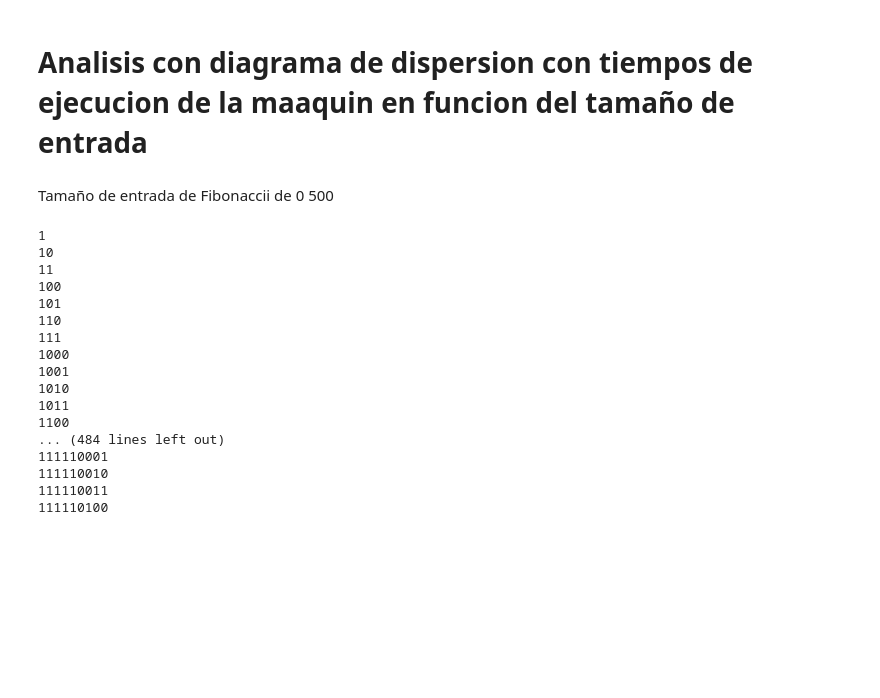
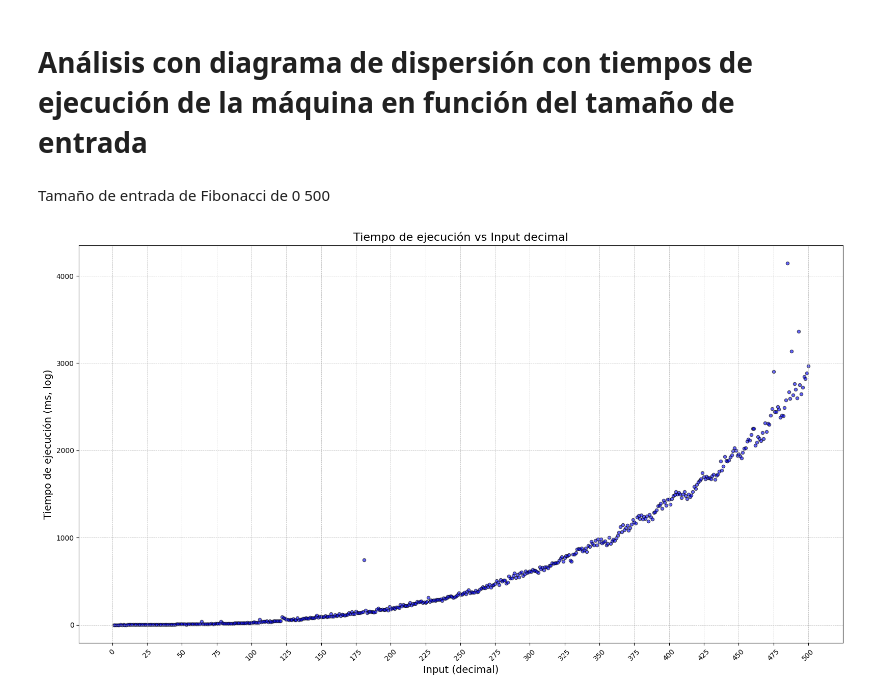
Before and after one commit to xtsebas/Turing-Machine-fibonacci, a Jupyter notebook: analisis.ipynb, the cells around one changed output. Cells and saved outputs as stored; diff of their text form; code cells hidden in the pictures; blank space fills up the shorter version.

```diff
--- a/analisis.ipynb
+++ b/analisis.ipynb
@@ -1,31 +1,23 @@
 # %% [markdown]
-# Analisis con diagrama de dispersion con tiempos de ejecucion de la maaquin en funcion del tamaño de entrada
+# Análisis con diagrama de dispersión con tiempos de ejecución de la máquina en función del tamaño de entrada
 # %% [markdown]
-Tamaño de entrada de Fibonaccii de 0 500
+Tamaño de entrada de Fibonacci de 0 500
-# %%
-
-
-from controller.turingMachine import TuringMachine
-
-machine = TuringMachine("./assets/fibonacci_json.json")
-for input in range (1, 501):
-    binary_input = machine.decimal_to_binary(input)
-    print(binary_input)
-# %% [output]
-1
-10
-11
-100
-101
-110
-111
-1000
-1001
-1010
-1011
-1100
-... (484 lines left out)
-111110001
-111110010
-111110011
-111110100
+# %%
+import matplotlib.pyplot as plt
+import numpy as np
+import pandas as pd
+
+fibonacci_run_data = pd.read_csv('fibonacci_results.csv')
+
+plt.figure(figsize=(16, 9))
+plt.scatter(fibonacci_run_data['Input Decimal'], fibonacci_run_data['Tiempo Ejecucion (ms)'], color='blue', edgecolors='k', s=20, alpha=0.6)
+# plt.yscale('log')
+plt.xticks(np.arange(0, 501, step=25), rotation=45)
+plt.title('Tiempo de ejecución vs Input decimal', fontsize=16)
+plt.xlabel('Input (decimal)', fontsize=14)
+plt.ylabel('Tiempo de ejecución (ms, log)', fontsize=14)
+plt.grid(True, which='both', linestyle='--', linewidth=0.5)
+plt.tight_layout()
+plt.show()
+# %% [output]
+[figure, added]
```
Also changed, not shown: parts of 2 cells of this notebook, 3 other files.
